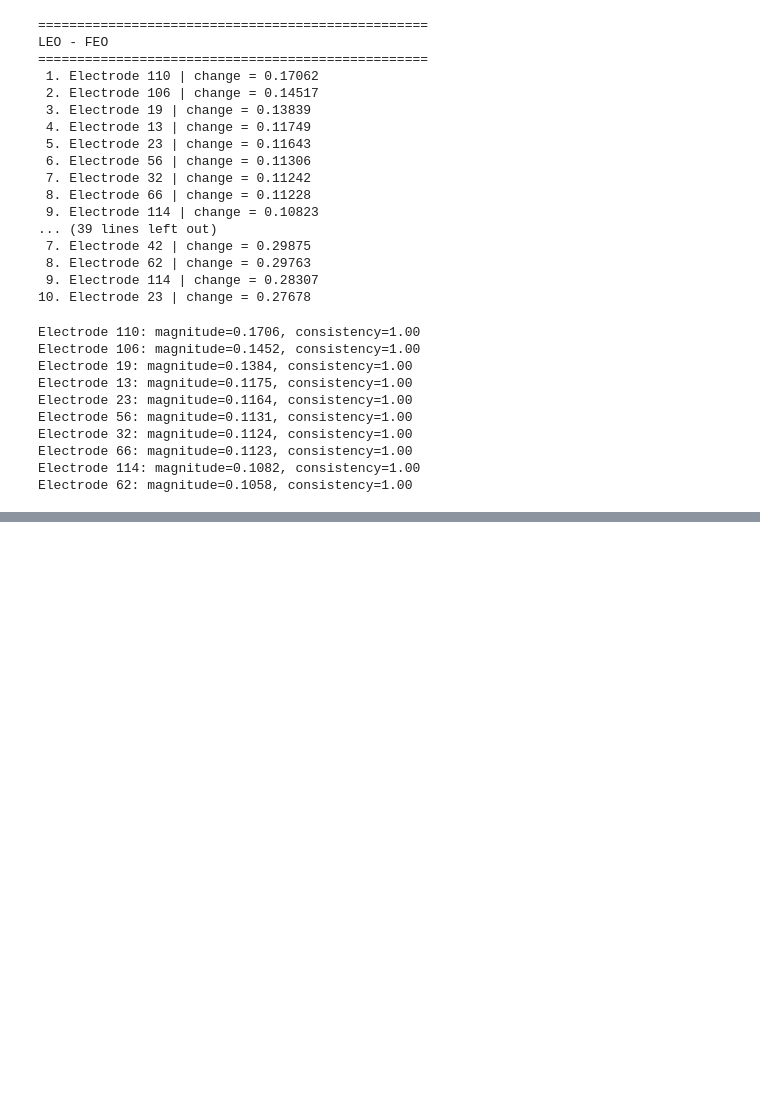
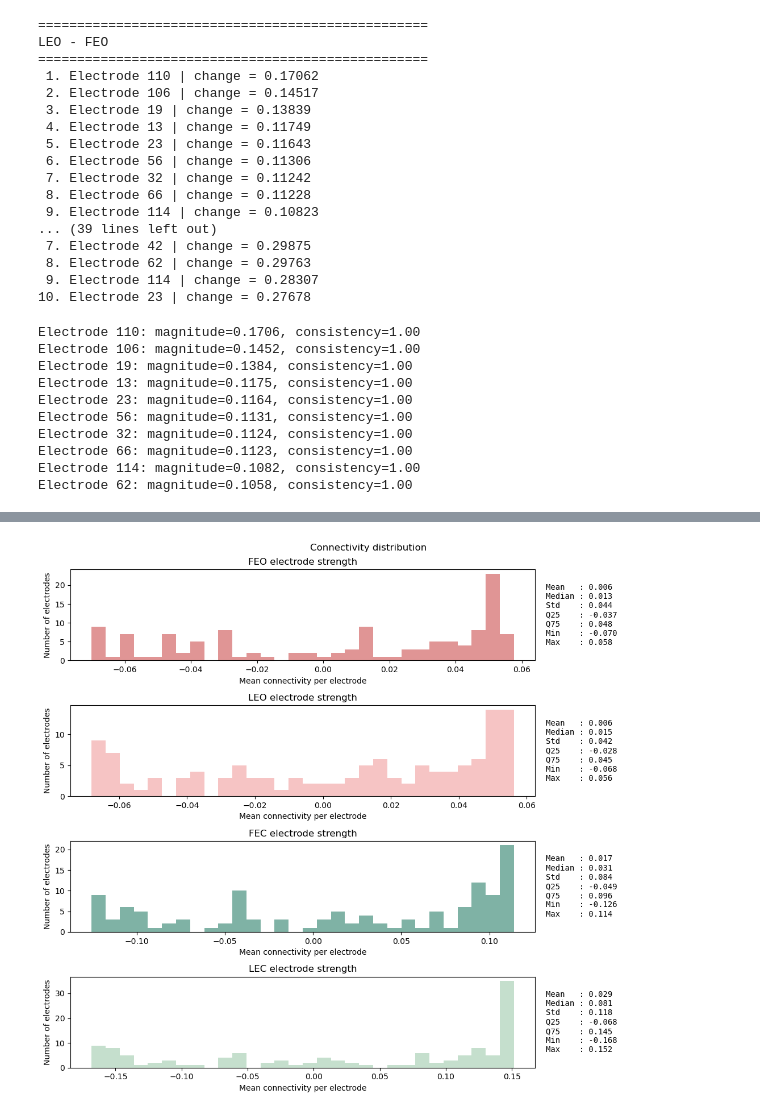
Before and after one commit to Beelzebufo2001/AnalysisBooredEEG, a Jupyter notebook: Notebook/Analysis/QuantifyingFunctions.ipynb, the cells around one changed output, grey strips where cells are left out. Cells and saved outputs as stored; diff of their text form; code cells hidden in the pictures; blank space fills up the shorter version.

```diff
--- a/Notebook/Analysis/QuantifyingFunctions.ipynb
+++ b/Notebook/Analysis/QuantifyingFunctions.ipynb
@@ -377,0 +602,68 @@ Electrode 62: magnitude=0.1058, consistency=1.00
+# %%
+def node_strength_connectivity_distribution(segments): # jak caste
+    fig, axes = plt.subplots(4,2,
+                         figsize= (12,10),
+                            gridspec_kw={"width_ratios":[3,1]})
+
+    seg_names = ["FEO", "LEO", "FEC", "LEC"]
+
+
+    for row, label in enumerate(seg_names):
+        seg = segments[label]
+        node_strength = np.mean(
+            seg.mean_matrix,
+            axis=1
+        )
+
+
+        #----Histogram
+        ax = axes[row, 0]
+
+        ax.hist(
+            node_strength,
+            bins=30,
+            color=SEG_COLORS2[label],
+            alpha= 0.8)
+
+        ax.set_title(
+            f"{label} electrode strength"
+        )
+
+        ax.set_xlabel(
+            "Mean connectivity per electrode"
+        )
+
+        ax.set_ylabel(
+            "Number of electrodes"
+        )
+
+        #----Statistics
+        stats = axes[row, 1]
+        stats.axis("off")
+
+        text = (
+            f"Mean   : {np.mean(node_strength):.3f}\n"
+            f"Median : {np.median(node_strength):.3f}\n"
+            f"Std    : {np.std(node_strength):.3f}\n"
+            f"Q25    : {np.percentile(node_strength,25):.3f}\n"
+            f"Q75    : {np.percentile(node_strength,75):.3f}\n"
+            f"Min    : {np.min(node_strength):.3f}\n"
+            f"Max    : {np.max(node_strength):.3f}"
+        )
+
+        stats.text(
+            0,
+            0.5,
+            text,
+            fontsize=10,
+            va="center",
+            family="monospace"
+        )
+    fig.suptitle("Connectivity distribution")
+    plt.tight_layout()
+    return fig, axes
+
+fig, axes = node_strength_connectivity_distribution(segments)
+plt.show()
+# %% [output]
+[figure, added]
```
Also changed, not shown: parts of 11 cells of this notebook, 1 other file.
